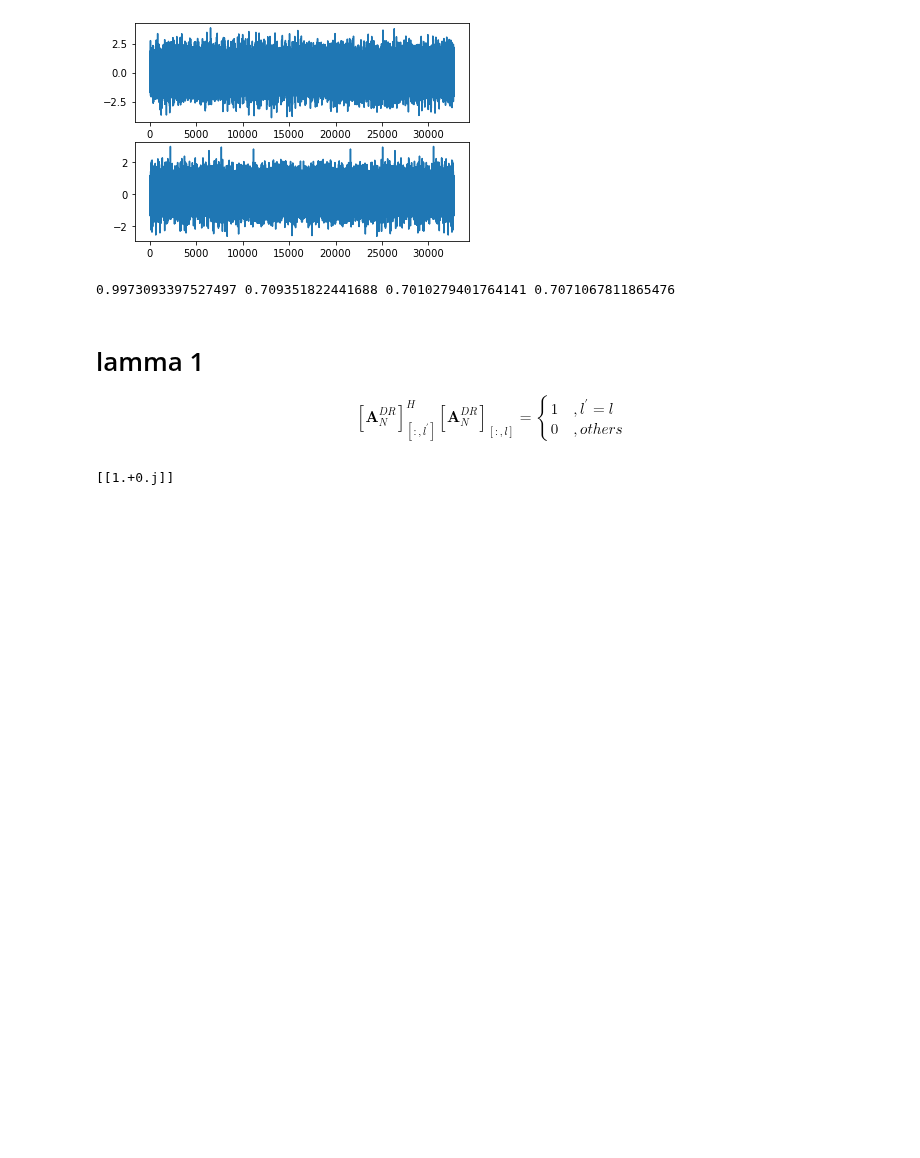
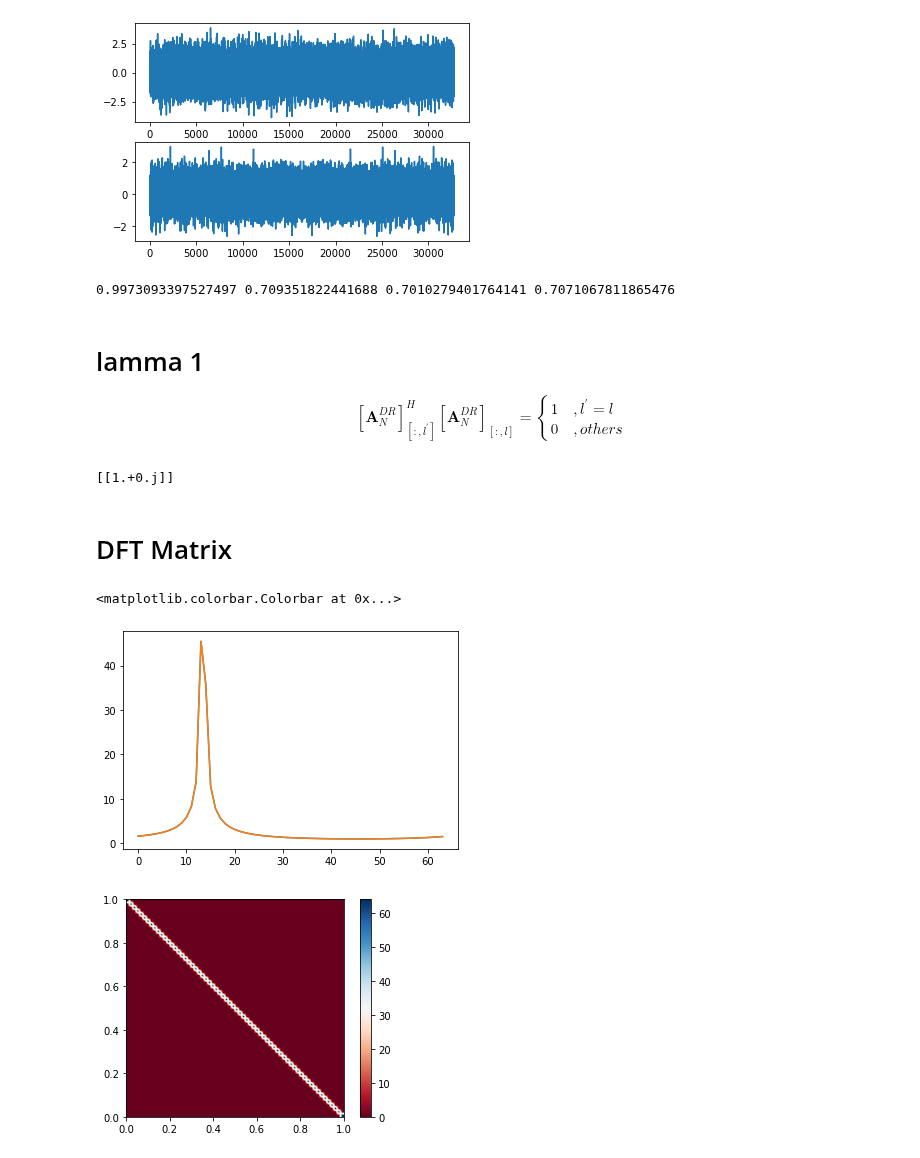
Before and after one commit to Brook1711/RIS-Angular-Domain, a Jupyter notebook: doc/paper_plot.ipynb, the cells around one changed output. Saved outputs shown, nothing was run; the diff lists cells and outputs as text; code cells hidden in the pictures; blank space fills up the shorter version.

```diff
--- a/doc/paper_plot.ipynb
+++ b/doc/paper_plot.ipynb
@@ -175,3 +176,45 @@ y2 = np.fft.fft(e_seq2)/np.power(N,1/2)
 print(np.mat(y1)*np.mat(y1).H)
 # %% [output]
 [[1.+0.j]]
+# %% [markdown]
+# DFT Matrix
+# %%
+import numpy as np
+import math, cmath
+import matplotlib as mpl
+import matplotlib.pyplot as plt
+
+N = 64
+x = np.array(range(N))
+
+# e_seq1 = np.mat()
+e_seq1 = np.mat(np.reshape(np.exp(1j*2*np.pi*x*0.21), (-1,1)))# print(e_seq1)
+e_seq2 = np.exp(1j*2*np.pi*x*0.35)
+
+
+dftmtx = np.mat(np.fft.fft(np.eye(N)))
+plt.plot(np.array(range(N)), np.abs(np.array(dftmtx * e_seq1)))
+
+def mydiag(matrix):
+    return np.mat(np.diag(np.array(matrix).reshape(1,-1)[0]))
+
+distort_dftmat = mydiag(e_seq1) * dftmtx
+
+# Z is the 2-D data matrix
+    # Z = np.abs(dftmtx.H*dftmtx)
+def my2Dplot(Z):
+    plt.plot(np.array(range(N)), np.abs(np.array(dftmtx * e_seq1)))
+    fig, ax = plt.subplots()
+
+    im = ax.imshow(Z, cmap=mpl.cm.RdBu, vmin=abs(Z).min(),vmax=abs(Z)
+    .max(), extent=[0, 1, 0, 1])
+    im.set_interpolation('bilinear')
+
+    cb = fig.colorbar(im, ax=ax)
+    return cb
+# my2Dplot(np.abs(dftmtx.H*dftmtx))
+my2Dplot(np.abs(distort_dftmat.H*distort_dftmat))
+# %% [output]
+<matplotlib.colorbar.Colorbar at 0x...>
+[figure, added]
+[figure, added]
```
Also changed, not shown: parts of 1 cell of this notebook.
